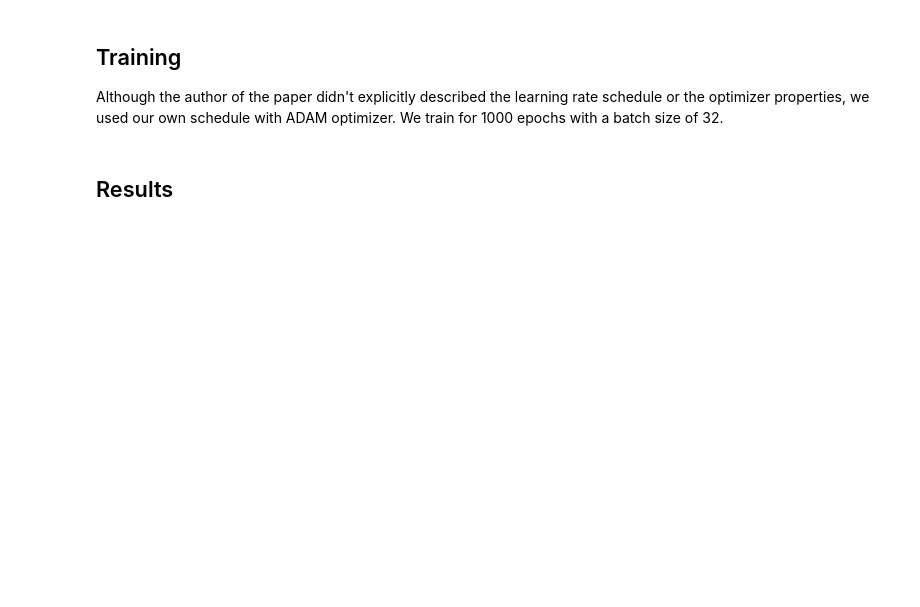
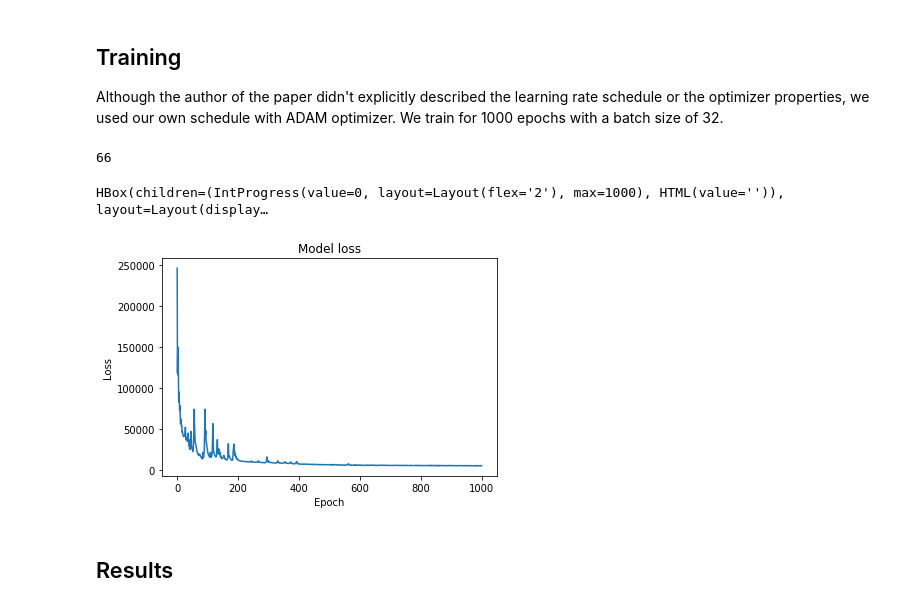
Before and after one commit to ZachariahPang/Math-110B-project3, a Jupyter notebook: Steg-NN-multi.ipynb, the cells around one changed output. Saved outputs shown, nothing was run; the diff lists cells and outputs as text; code cells hidden in the pictures; blank space fills up the shorter version.

```diff
--- a/Steg-NN-multi.ipynb
+++ b/Steg-NN-multi.ipynb
@@ -74,7 +74,7 @@ def load_dataset_small(num_images_per_class_train=10, num_images_test=500):
     return np.array(X_train), np.array(X_test)
 # %%
 # Load dataset.
-X_train_orig, X_test_orig = load_dataset_small(10,500)
+X_train_orig, X_test_orig = load_dataset_small(1,20)
 
 # Normalize image vectors.
 X_train = X_train_orig/255.
@@ -96,7 +96,8 @@ split_len = X_train.shape[0] // 3
 # S_1: secret image  1
 input_S_1 = X_train[:split_len]
 # S_2
-input_S_2 = X_train[split_len:2*split_len]
+# input_S_2 = X_train[split_len:2*split_len]
+input_S_2 = np.zeros_like(input_S_1)
 
 # C: cover image
 input_C = X_train[2*split_len:3*split_len]
@@ -141,18 +142,23 @@ input_size_C = (64,64,3)
 input_size_S = (64,64,6)
 # %%
 # Variable used to weight the losses of the secret and cover images (See paper for more details)
-beta = 1.0
+beta = 2.0
 
 # Loss for reveal network
 def rev_loss(s_true, s_pred):
     # Loss for reveal network is: beta * |S-S'|
-    return beta * K.sum(K.square(s_true - s_pred))
+    s_true_1 = s_true[...,0:3]
+    s_true_2 = s_true[...,3:6]
+    s_pred_1 = s_pred[...,0:3]
+    s_pred_2 = s_pred[...,3:6]
+
+    return beta * K.sum(K.square(s_true_1 - s_pred_1) + K.square(s_true_2 - s_pred_2))
 
 # Loss for the full model, used for preparation and hidding networks
 def full_loss(y_true, y_pred):
     # Loss for the full model is: |C-C'| + beta * |S-S'|
-    s_true, c_true = y_true[:,0:6], y_true[:,6:9]
-    s_pred, c_pred = y_pred[:,0:6], y_pred[:,6:9]
+    s_true, c_true = y_true[...,0:6], y_true[...,6:9]
+    s_pred, c_pred = y_pred[...,0:6], y_pred[...,6:9]
 
     c_loss = K.sum(K.square(c_true - c_pred))
     s_loss = rev_loss(s_true, s_pred)
@@ -293,13 +299,17 @@ def lr_schedule(epoch_idx):
         return 0.0001
     else:
         return 0.00003
+# %%
+input_S.shape[0]
+# %% [output]
+66
 # %%
 NB_EPOCHS = 1000
 BATCH_SIZE = 32
 
 m = input_S.shape[0]
 loss_history = []
-log = tqdm_notebook(range(NB_EPOCHS),ncols=1000)
+log = tqdm_notebook(range(NB_EPOCHS),ncols=800)
 for epoch in log:
     np.random.shuffle(input_S)
     np.random.shuffle(input_C)
@@ -324,12 +334,16 @@ for epoch in log:
         K.set_value(reveal_model.optimizer.lr, lr_schedule(epoch))
     log.set_description('Epoch {} | Loss AE {:10.2f} | Loss Rev {:10.2f}'.format(epoch + 1, np.mean(ae_loss), np.mean(rev_loss)))
     loss_history.append(np.mean(ae_loss))
+# %% [output]
+HBox(children=(IntProgress(value=0, layout=Layout(flex='2'), max=1000), HTML(value='')), layout=Layout(display…
 # %%
-# # Plot loss through epochs
-# plt.plot(loss_history)
-# plt.title('Model loss')
-# plt.ylabel('Loss')
-# plt.xlabel('Epoch')
-# plt.show()
+# Plot loss through epochs
+plt.plot(loss_history)
+plt.title('Model loss')
+plt.ylabel('Loss')
+plt.xlabel('Epoch')
+plt.show()
+# %% [output]
+[figure, added]
 # %%
 # Save model
```
Also changed, not shown: parts of 12 cells of this notebook, 1 other file.
